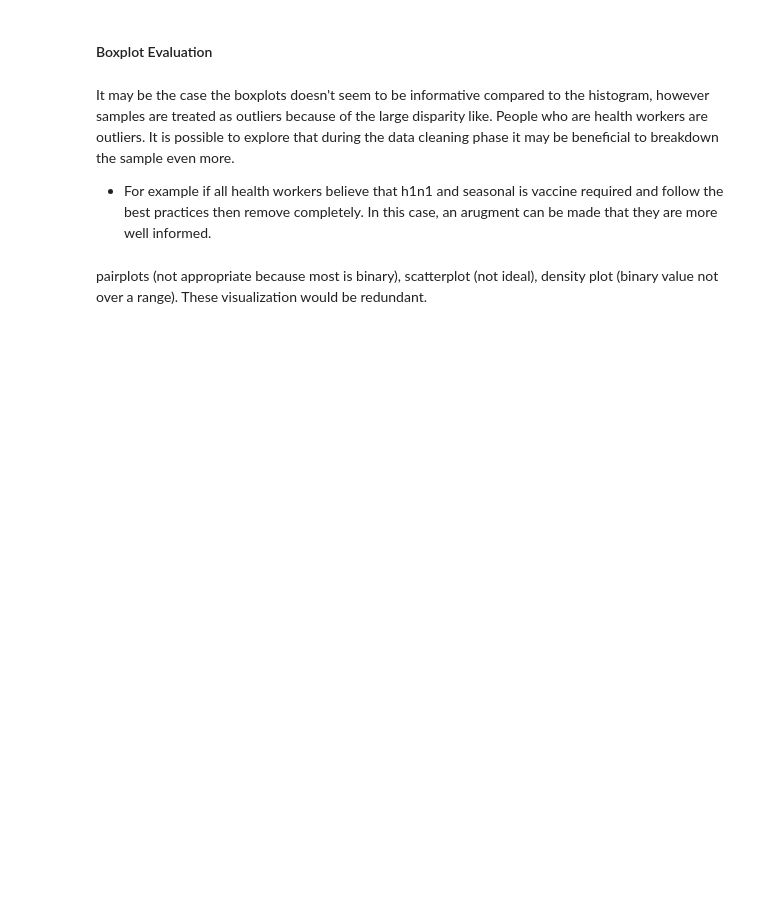
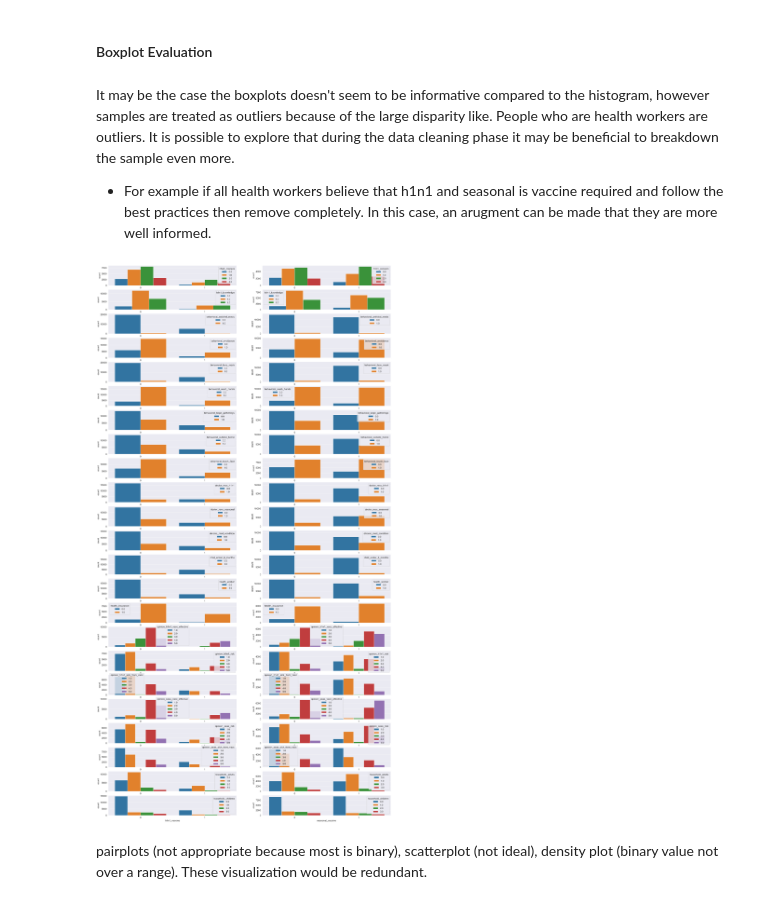
Before and after one commit to JanRII23/vaccineAnalysis, a Jupyter notebook: vaccineAnalysis.ipynb, the cells around one changed output. Drawn from its saved outputs; the diff is of its cells as text; code cells hidden in the pictures; blank space fills up the shorter version.

Commit message:
worked on some countplots

```diff
--- a/vaccineAnalysis.ipynb
+++ b/vaccineAnalysis.ipynb
@@ -392,0 +391,8 @@ It may be the case the boxplots doesn't seem to be informative compared to the h
+# %%
+fig, ax = plt.subplots(23,2, figsize=(25, 50))
+
+for i, explanatoryVariables in enumerate(vaccine_df[numericals], 1):
+    sns.countplot(x = vaccine_df['h1n1_vaccine'], hue = explanatoryVariables, data = vaccine_df[numericals], ax = ax[i-1,0])
+    sns.countplot(x = vaccine_df['seasonal_vaccine'], hue = explanatoryVariables, data = vaccine_df[numericals], ax=ax[i-1,1])
+# %% [output]
+[figure, added]
```
Also changed, not shown: parts of 6 cells of this notebook, 1 other file.
